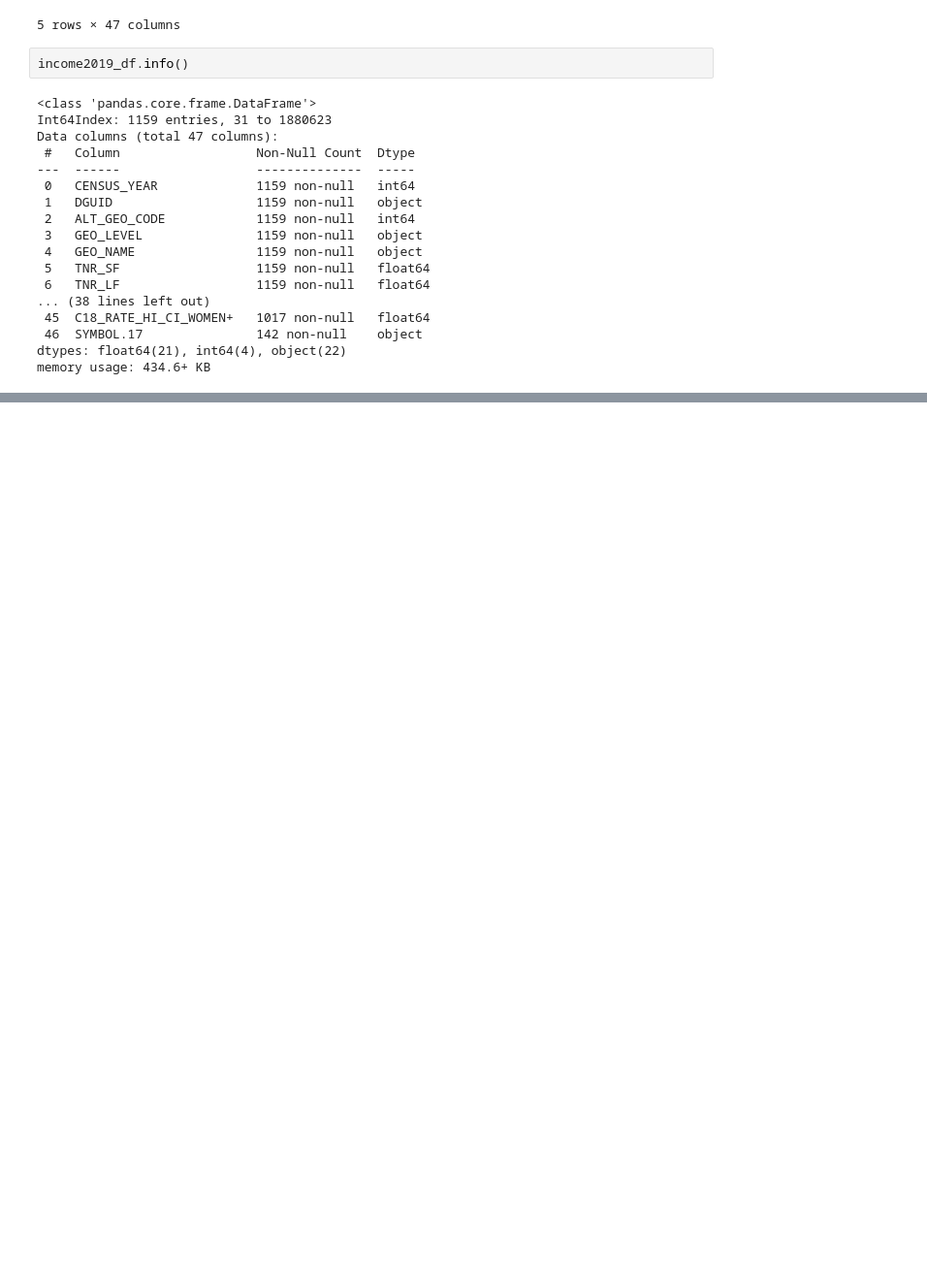
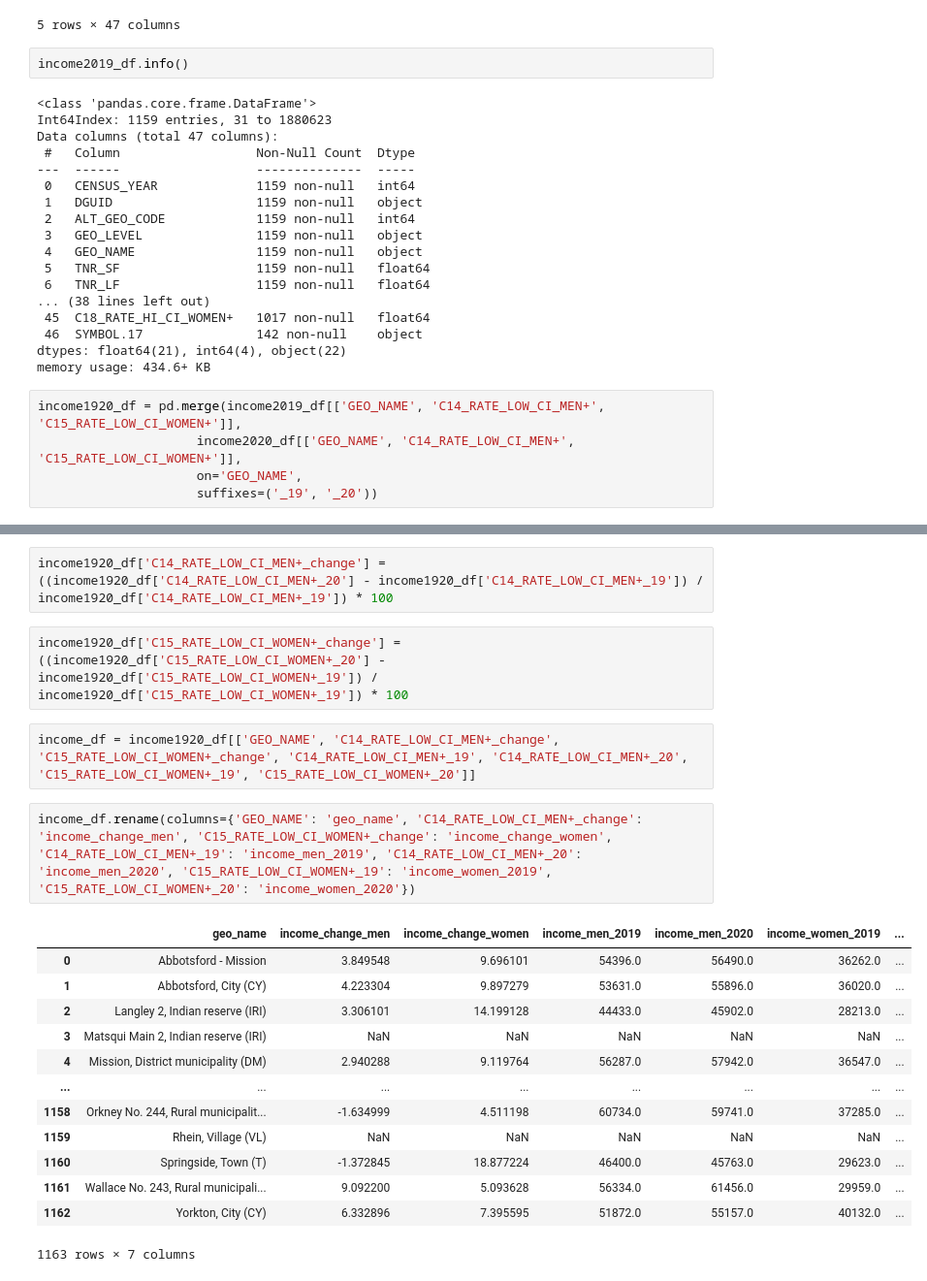
Before and after one commit to sharonm6/datathoncrimes, a Jupyter notebook: enriching.ipynb, the cells around one changed output, grey strips where cells are left out. Shown at 97% size. Cells and saved outputs as stored; diff of their text form; blank space fills up the shorter version.

Commit message:
Calculate income changes between 2019 and 2020

```diff
--- a/enriching.ipynb
+++ b/enriching.ipynb
@@ -72,3 +74,8 @@ Data columns (total 47 columns):
  46  SYMBOL.17               142 non-null    object
 dtypes: float64(21), int64(4), object(22)
 memory usage: 434.6+ KB
+# %%
+income1920_df = pd.merge(income2019_df[['GEO_NAME', 'C14_RATE_LOW_CI_MEN+', 'C15_RATE_LOW_CI_WOMEN+']],
+                     income2020_df[['GEO_NAME', 'C14_RATE_LOW_CI_MEN+', 'C15_RATE_LOW_CI_WOMEN+']],
+                     on='GEO_NAME',
+                     suffixes=('_19', '_20'))
@@ -74,0 +97,22 @@ memory usage: 434.6+ KB
+# %%
+income1920_df['C14_RATE_LOW_CI_MEN+_change'] = ((income1920_df['C14_RATE_LOW_CI_MEN+_20'] - income1920_df['C14_RATE_LOW_CI_MEN+_19']) / income1920_df['C14_RATE_LOW_CI_MEN+_19']) * 100
+# %%
+income1920_df['C15_RATE_LOW_CI_WOMEN+_change'] = ((income1920_df['C15_RATE_LOW_CI_WOMEN+_20'] - income1920_df['C15_RATE_LOW_CI_WOMEN+_19']) / income1920_df['C15_RATE_LOW_CI_WOMEN+_19']) * 100
+# %%
+income_df = income1920_df[['GEO_NAME', 'C14_RATE_LOW_CI_MEN+_change', 'C15_RATE_LOW_CI_WOMEN+_change', 'C14_RATE_LOW_CI_MEN+_19', 'C14_RATE_LOW_CI_MEN+_20', 'C15_RATE_LOW_CI_WOMEN+_19', 'C15_RATE_LOW_CI_WOMEN+_20']]
+# %%
+income_df.rename(columns={'GEO_NAME': 'geo_name', 'C14_RATE_LOW_CI_MEN+_change': 'income_change_men', 'C15_RATE_LOW_CI_WOMEN+_change': 'income_change_women', 'C14_RATE_LOW_CI_MEN+_19': 'income_men_2019', 'C14_RATE_LOW_CI_MEN+_20': 'income_men_2020', 'C15_RATE_LOW_CI_WOMEN+_19': 'income_women_2019', 'C15_RATE_LOW_CI_WOMEN+_20': 'income_women_2020'})
+# %% [output]
+|  | geo_name | income_change_men | income_change_women | income_men_2019 | income_men_2020 | income_women_2019 | ... |
+| 0 | Abbotsford - Mission | 3.849548 | 9.696101 | 54396.0 | 56490.0 | 36262.0 | ... |
+| 1 | Abbotsford, City (CY) | 4.223304 | 9.897279 | 53631.0 | 55896.0 | 36020.0 | ... |
+| 2 | Langley 2, Indian reserve (IRI) | 3.306101 | 14.199128 | 44433.0 | 45902.0 | 28213.0 | ... |
+| 3 | Matsqui Main 2, Indian reserve (IRI) | NaN | NaN | NaN | NaN | NaN | ... |
+| 4 | Mission, District municipality (DM) | 2.940288 | 9.119764 | 56287.0 | 57942.0 | 36547.0 | ... |
+| ... | ... | ... | ... | ... | ... | ... | ... |
+| 1158 | Orkney No. 244, Rural municipalit... | -1.634999 | 4.511198 | 60734.0 | 59741.0 | 37285.0 | ... |
+| 1159 | Rhein, Village (VL) | NaN | NaN | NaN | NaN | NaN | ... |
+| 1160 | Springside, Town (T) | -1.372845 | 18.877224 | 46400.0 | 45763.0 | 29623.0 | ... |
+| 1161 | Wallace No. 243, Rural municipali... | 9.092200 | 5.093628 | 56334.0 | 61456.0 | 29959.0 | ... |
+| 1162 | Yorkton, City (CY) | 6.332896 | 7.395595 | 51872.0 | 55157.0 | 40132.0 | ... |
+1163 rows × 7 columns
```
Also changed, not shown: parts of 3 cells of this notebook, 1 other file.
